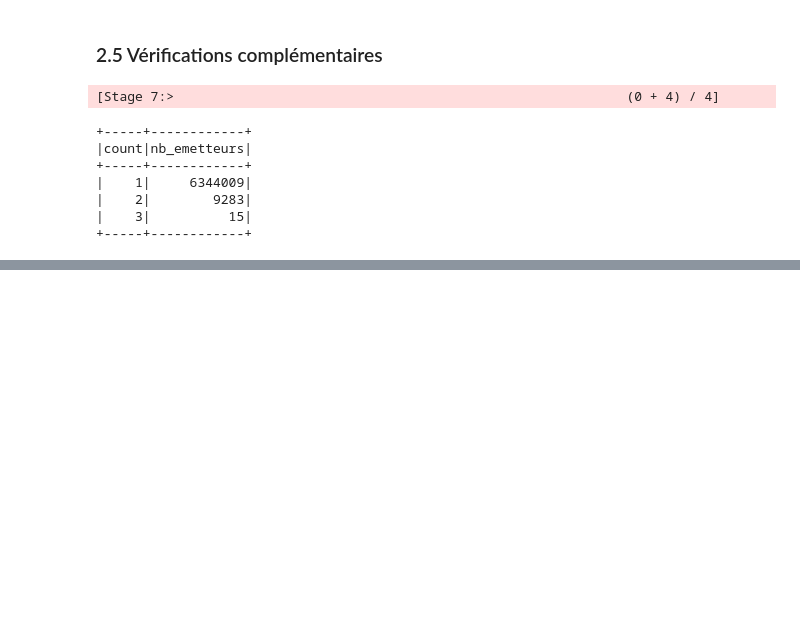
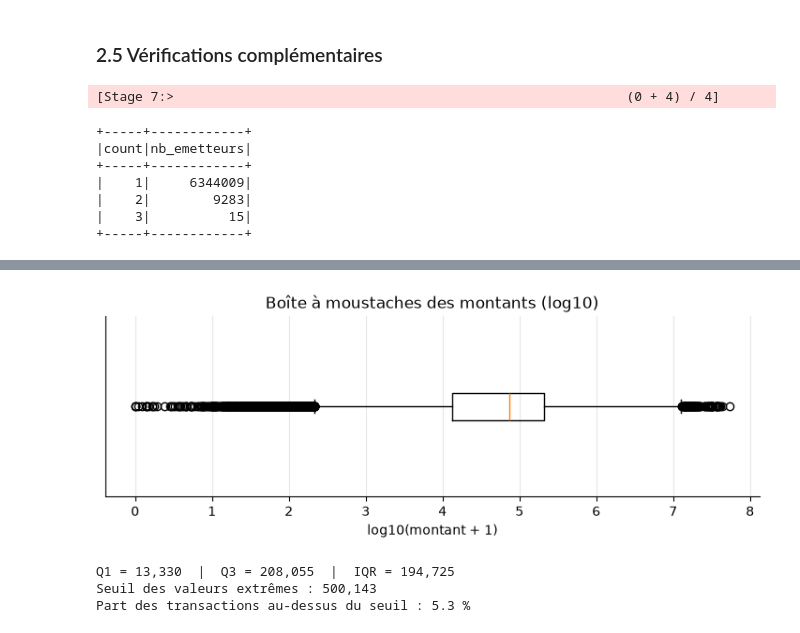
Before and after one commit to Rim-Hamdoune/fraud-lakehouse, a Jupyter notebook: notebooks/01_eda_paysim.ipynb, the cells around one changed output, grey strips where cells are left out. Saved outputs shown, nothing was run; the diff lists cells and outputs as text; code cells hidden in the pictures; blank space fills up the shorter version.

```diff
--- a/notebooks/01_eda_paysim.ipynb
+++ b/notebooks/01_eda_paysim.ipynb
@@ -330,0 +614,22 @@ controles
+# %%
+fig, ax = plt.subplots(figsize=(9, 2.5))
+ax.boxplot(np.log10(pdf["amount"] + 1), vert=False)
+ax.set_title("Boîte à moustaches des montants (log10)")
+ax.set_xlabel("log10(montant + 1)")
+ax.set_yticks([])
+plt.show()
+# %% [output]
+[figure, added]
+# %%
+q1, q3 = pdf["amount"].quantile([0.25, 0.75])
+iqr = q3 - q1
+seuil_haut = q3 + 1.5 * iqr
+
+part_extremes = (pdf["amount"] > seuil_haut).mean() * 100
+print(f"Q1 = {q1:,.0f}  |  Q3 = {q3:,.0f}  |  IQR = {iqr:,.0f}")
+print(f"Seuil des valeurs extrêmes : {seuil_haut:,.0f}")
+print(f"Part des transactions au-dessus du seuil : {part_extremes:.1f} %")
+# %% [output]
+Q1 = 13,330  |  Q3 = 208,055  |  IQR = 194,725
+Seuil des valeurs extrêmes : 500,143
+Part des transactions au-dessus du seuil : 5.3 %
```
Also changed, not shown: parts of 28 cells of this notebook.
